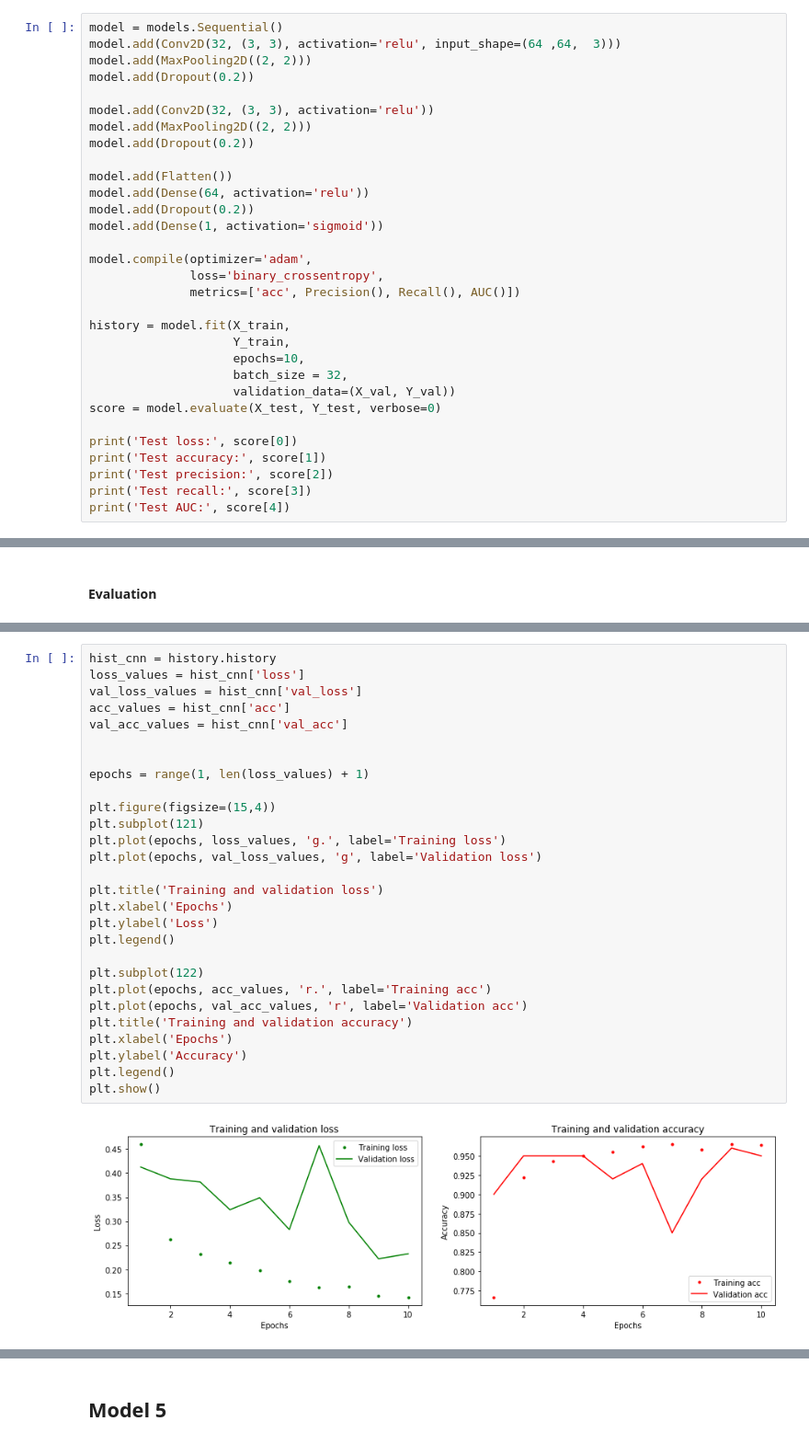
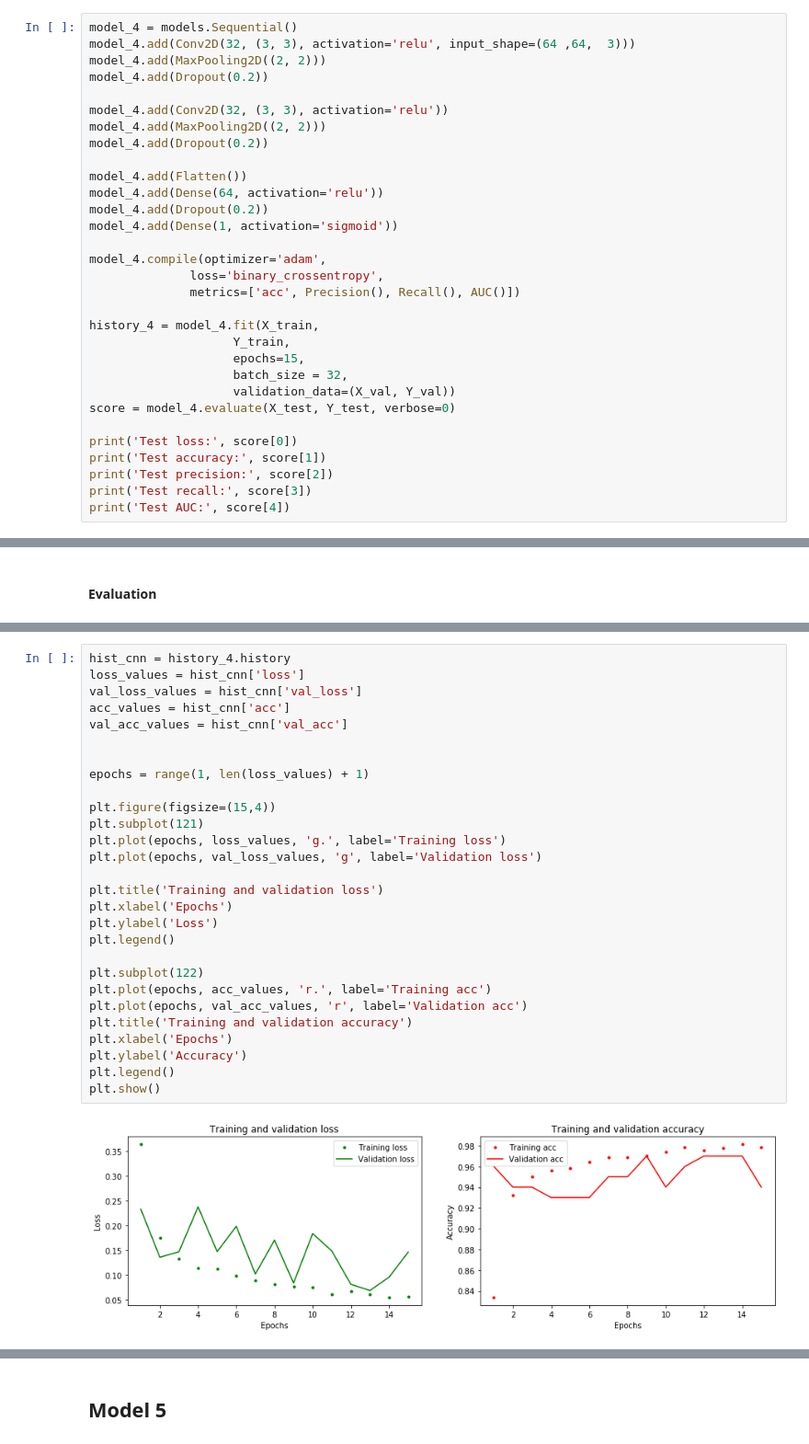
Before and after one commit to griffinhundley/pneumonia-deep-learning, a Jupyter notebook: notebooks/models.ipynb, the cells around one changed output, grey strips where cells are left out. Shown at 92% size. Saved outputs shown, nothing was run; the diff lists cells and outputs as text.

Commit message:
conf matrix and model

```diff
--- a/notebooks/models.ipynb
+++ b/notebooks/models.ipynb
@@ -290,28 +303,28 @@ plt.show()
 # %%
-model = models.Sequential()
-model.add(Conv2D(32, (3, 3), activation='relu', input_shape=(64 ,64,  3)))
-model.add(MaxPooling2D((2, 2)))
-model.add(Dropout(0.2))
+model_4 = models.Sequential()
+model_4.add(Conv2D(32, (3, 3), activation='relu', input_shape=(64 ,64,  3)))
+model_4.add(MaxPooling2D((2, 2)))
+model_4.add(Dropout(0.2))
 
-model.add(Conv2D(32, (3, 3), activation='relu'))
-model.add(MaxPooling2D((2, 2)))
-model.add(Dropout(0.2))
+model_4.add(Conv2D(32, (3, 3), activation='relu'))
+model_4.add(MaxPooling2D((2, 2)))
+model_4.add(Dropout(0.2))
 
-model.add(Flatten())
-model.add(Dense(64, activation='relu'))
-model.add(Dropout(0.2))
-model.add(Dense(1, activation='sigmoid'))
+model_4.add(Flatten())
+model_4.add(Dense(64, activation='relu'))
+model_4.add(Dropout(0.2))
+model_4.add(Dense(1, activation='sigmoid'))
 
-model.compile(optimizer='adam',
+model_4.compile(optimizer='adam',
               loss='binary_crossentropy',
               metrics=['acc', Precision(), Recall(), AUC()])
 
-history = model.fit(X_train,
+history_4 = model_4.fit(X_train,
                     Y_train,
-                    epochs=10,
+                    epochs=15,
                     batch_size = 32,
                     validation_data=(X_val, Y_val))
-score = model.evaluate(X_test, Y_test, verbose=0)
+score = model_4.evaluate(X_test, Y_test, verbose=0)
 
 print('Test loss:', score[0])
 print('Test accuracy:', score[1])
@@ -341,30 +356,30 @@ Test AUC: 0.9326156973838806
 # %%
-hist_cnn = history.history
+hist_cnn = history_4.history
 loss_values = hist_cnn['loss']
 val_loss_values = hist_cnn['val_loss']
 acc_values = hist_cnn['acc']
 val_acc_values = hist_cnn['val_acc']
 
 
 epochs = range(1, len(loss_values) + 1)
 
 plt.figure(figsize=(15,4))
 plt.subplot(121)
 plt.plot(epochs, loss_values, 'g.', label='Training loss')
 plt.plot(epochs, val_loss_values, 'g', label='Validation loss')
 
 plt.title('Training and validation loss')
 plt.xlabel('Epochs')
 plt.ylabel('Loss')
 plt.legend()
 
 plt.subplot(122)
 plt.plot(epochs, acc_values, 'r.', label='Training acc')
 plt.plot(epochs, val_acc_values, 'r', label='Validation acc')
 plt.title('Training and validation accuracy')
 plt.xlabel('Epochs')
 plt.ylabel('Accuracy')
 plt.legend()
 plt.show()
 # %% [output]
-[figure, old version]
+[figure, new version]
```
Also changed, not shown: parts of 41 cells of this notebook, 1 other file.
